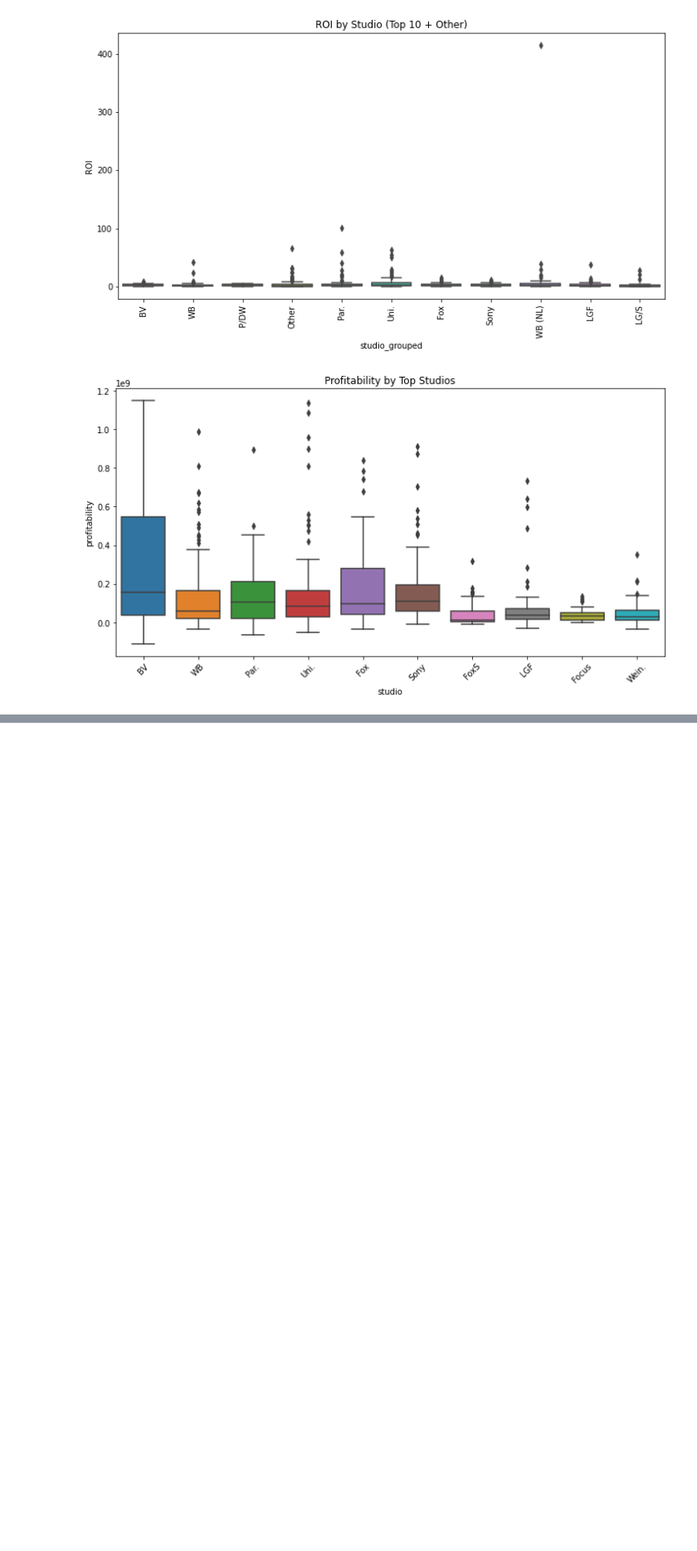
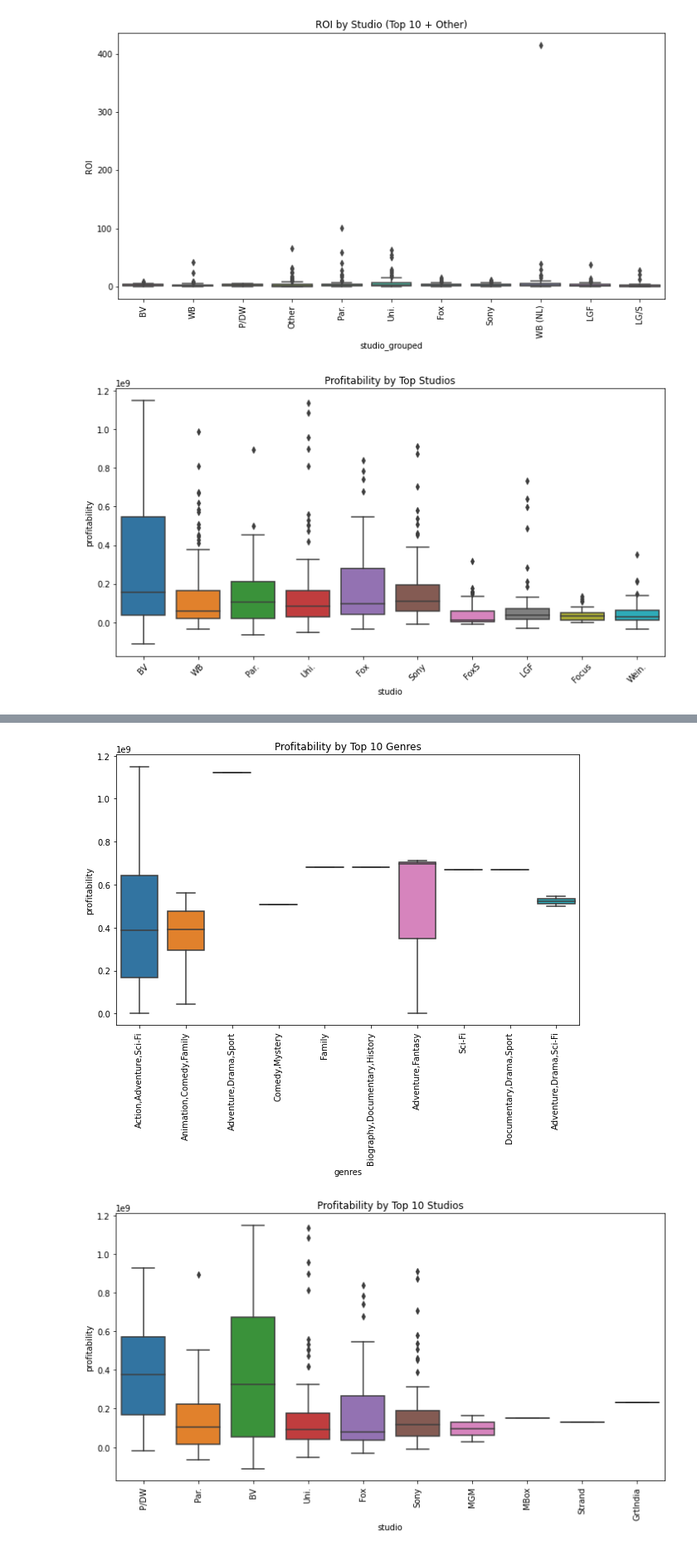
Before and after one commit to MuiruriVivian/PHASE-2-GROUP-7-PROJECT, a Jupyter notebook: Calvin.ipynb, the cells around one changed output, grey strips where cells are left out. Shown at 83% size. Saved outputs shown, nothing was run; the diff lists cells and outputs as text; code cells hidden in the pictures; blank space fills up the shorter version.

```diff
--- a/Calvin.ipynb
+++ b/Calvin.ipynb
@@ -520,7 +520,7 @@ import matplotlib.pyplot as plt
 import seaborn as sns
 
 # Create a Profitability column (Worldwide Gross - Production Budget)
-df2['profitability'] = df2['worldwide_gross'] - df2['production_budget']
+merged_df['profitability'] = merged_df['worldwide_gross'] - merged_df['production_budget']
 
 # 1. Profitability by Genre
 plt.figure(figsize=(10,6))
@@ -537,7 +537,7 @@ plt.xticks(rotation=90)
 plt.show()
 
 # 3. ROI by Genre (Profit / Production Budget)
-df2['ROI'] = df2['profitability'] / df2['production_budget']
+df2['ROI'] = merged_df['profitability'] / merged_df['production_budget']
 plt.figure(figsize=(10,6))
 sns.boxplot(data=df2, x='genre', y='ROI')
 plt.title('ROI by Genre')
@@ -585,0 +618,6 @@ plt.show()
+# %%
+# Merge the dataframes based on matching titles
+merged_df = pd.merge(merged_data, df2, left_on='original_title', right_on='movie', how='inner')
+
+# Display the merged dataframe
+print(merged_df)
@@ -585,0 +652,25 @@ plt.show()
+# %%
+top_genres = merged_df.groupby('genres')['profitability'].median().nlargest(10).index
+plt.figure(figsize=(10,6))
+sns.boxplot(data=merged_df[merged_df['genres'].isin(top_genres)], x='genres', y='profitability')
+plt.title('Profitability by Top 10 Genres')
+plt.xticks(rotation=90)
+plt.show()
+
+top_studios = merged_df.groupby('studio')['profitability'].median().nlargest(10).index
+plt.figure(figsize=(12,6))
+sns.boxplot(data=merged_df[merged_df['studio'].isin(top_studios)], x='studio', y='profitability')
+plt.title('Profitability by Top 10 Studios')
+plt.xticks(rotation=90)
+plt.show()
+
+merged_df['ROI'] = merged_df['profitability'] / merged_df['production_budget']
+top_roi_genres = merged_df.groupby('genres')['ROI'].median().nlargest(10).index
+plt.figure(figsize=(10,6))
+sns.boxplot(data=merged_df[merged_df['genres'].isin(top_roi_genres)], x='genres', y='ROI')
+plt.title('ROI by Top 10 Genres')
+plt.xticks(rotation=90)
+plt.show()
+# %% [output]
+[figure, added]
+[figure, added]
```
Also changed, not shown: parts of 7 cells of this notebook.
